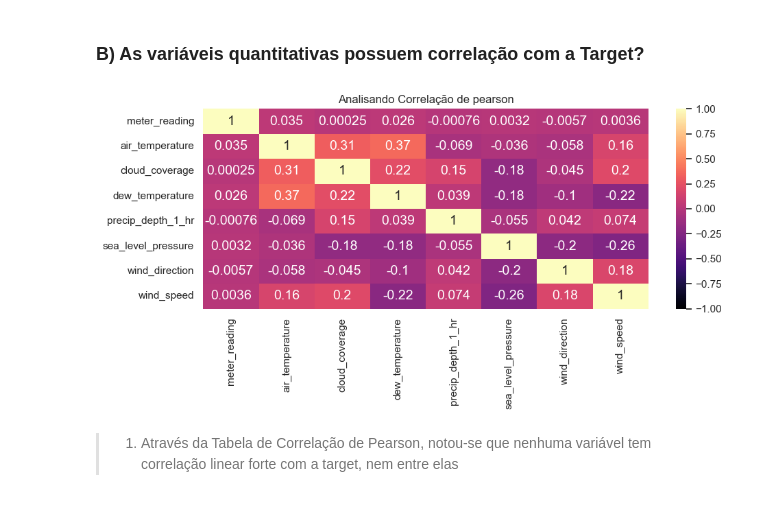
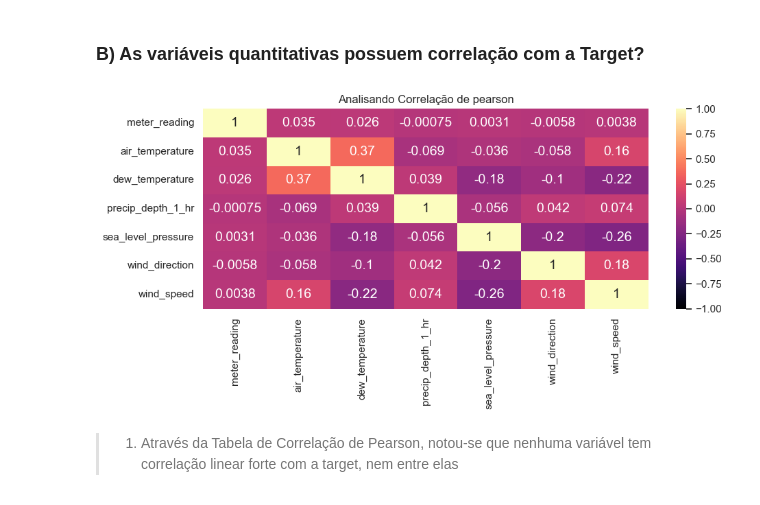
Before and after one commit to leonardovargas10/Modelo_Forecasting_Consumo_Energia, a Jupyter notebook: Modelo_Predicao_Consumo_Energia.ipynb, the cells around one changed output. Saved outputs shown, nothing was run; the diff lists cells and outputs as text; code cells hidden in the pictures.

```diff
--- a/Modelo_Predicao_Consumo_Energia.ipynb
+++ b/Modelo_Predicao_Consumo_Energia.ipynb
@@ -826,3 +820,6 @@ Tamanho da Base de Teste: 14944
 | 11 | sea_level_pressure | 6177 | 155.00 |
 | 12 | wind_direction | 18617 | 297.00 |
 | 13 | wind_speed | 0 | 0.00 |
+# %%
+train.drop('cloud_coverage', axis = 1, inplace = True)
+test.drop('cloud_coverage', axis = 1, inplace = True)
@@ -829,3 +832,6 @@ Tamanho da Base de Teste: 14944
+# %%
+train = train.loc[(train['building_id'] != 0) & (train['meter_reading'] != 0)]
+test = test.loc[test['building_id'] != 0]
 # %% [markdown]
 # <font color='red' style='font-size: 40px;'> 2.0 Análise Exploratória </font>
 <hr style='border: 2px solid red;'>
@@ -919,11 +925,11 @@ plota_histograma(
 # %% [markdown]
 ### B) As variáveis quantitativas possuem correlação com a Target?
 # %%
-analisa_correlacao('pearson', analytics_df_train.loc[analytics_df_train['meter_reading'] > 0][['meter_reading', 'air_temperature', 'cloud_coverage',
+analisa_correlacao('pearson', analytics_df_train.loc[analytics_df_train['meter_reading'] > 0][['meter_reading', 'air_temperature',
        'dew_temperature', 'precip_depth_1_hr', 'sea_level_pressure',
        'wind_direction', 'wind_speed']])
 # %% [output]
-[figure, old version]
+[figure, new version]
 # %% [markdown]
 > 1. Através da Tabela de Correlação de Pearson, notou-se que nenhuma variável tem correlação linear forte com a target, nem entre elas
 # %% [markdown]
```
Also changed, not shown: parts of 25 cells of this notebook.
